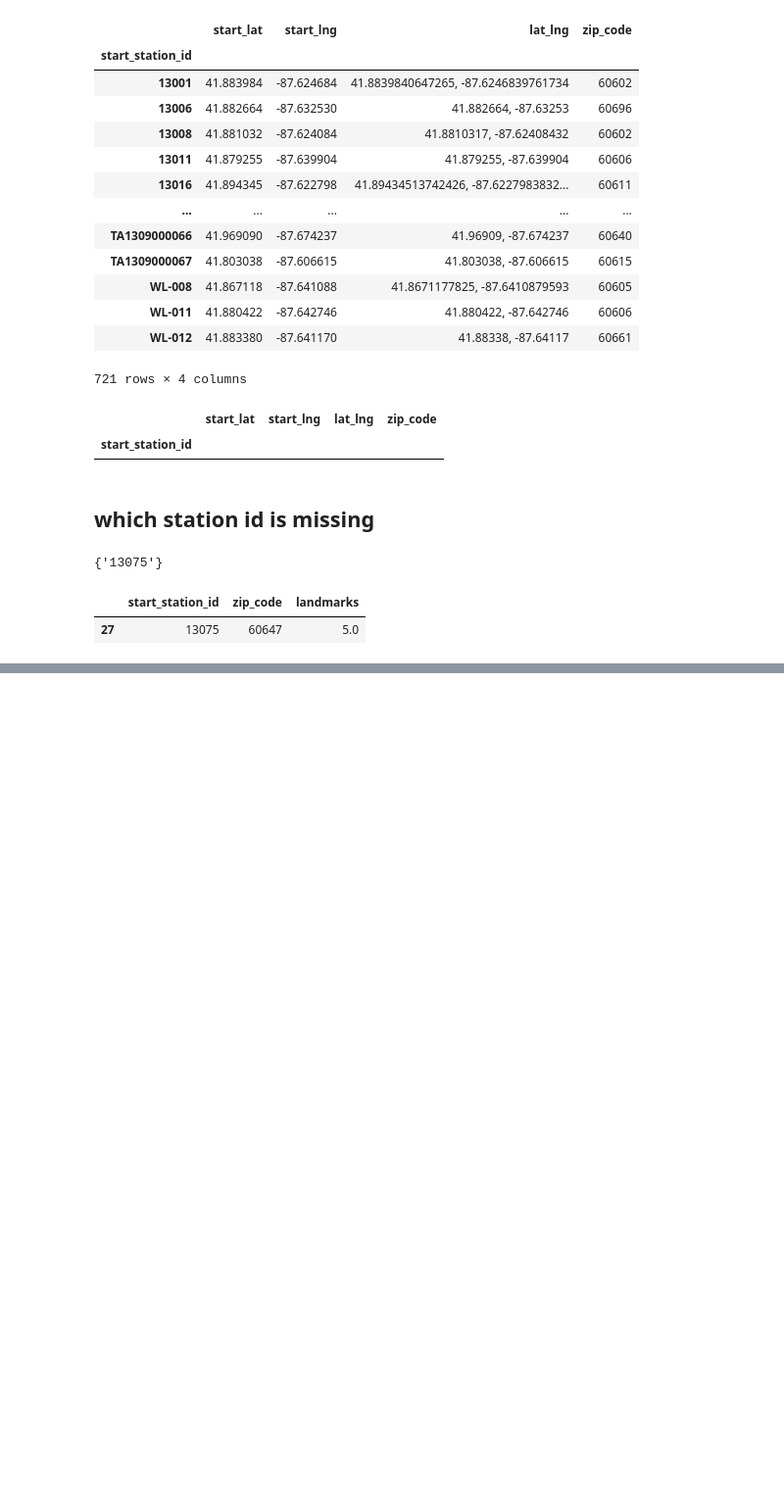
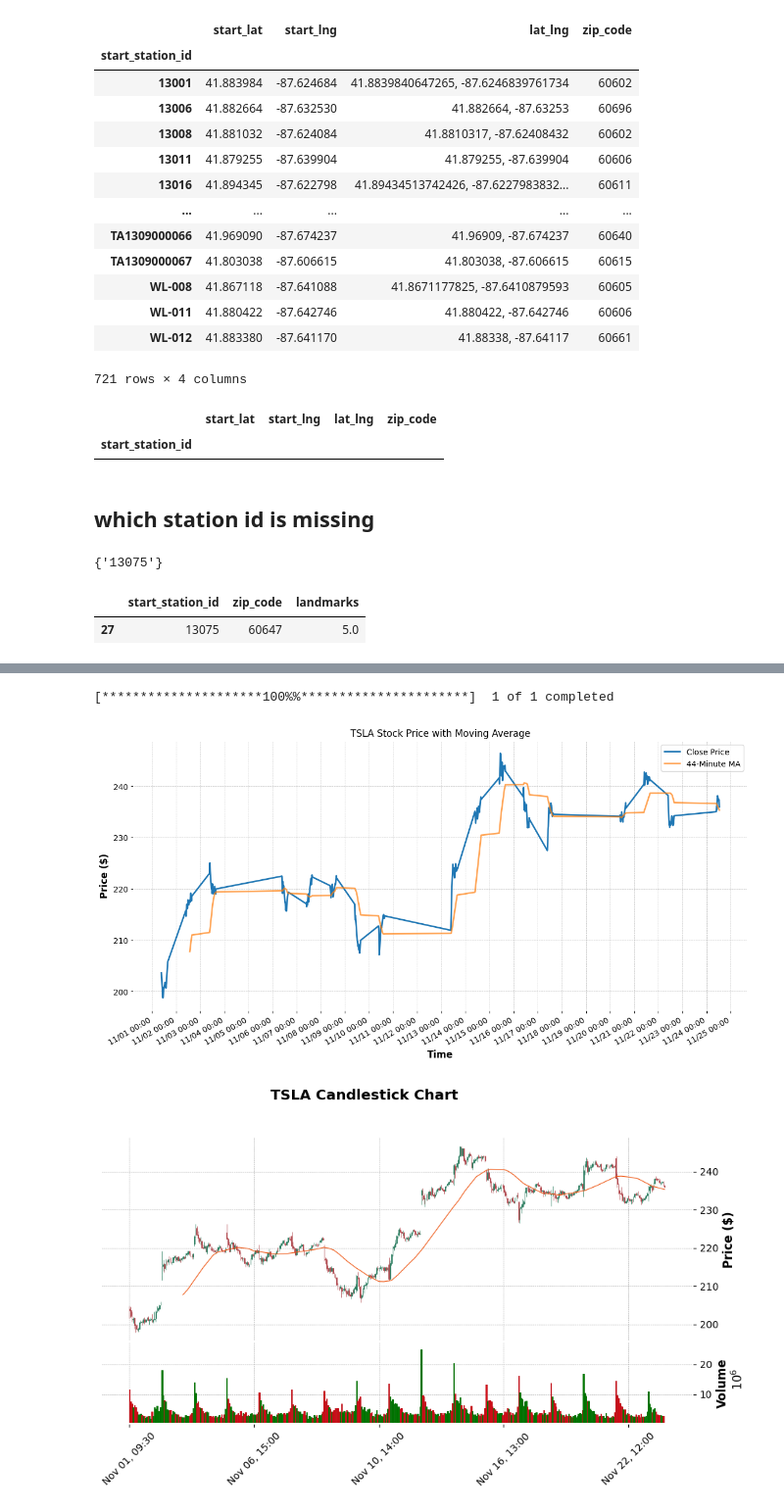
Before and after one commit to ramankhurana/ExtFormer, a Jupyter notebook: auxutils/DivvyDataPrepration.ipynb, the cells around one changed output, grey strips where cells are left out. Shown: that part at 98% size. Drawn from its saved outputs; the diff is of its cells as text; code cells hidden in the pictures; blank space fills up the shorter version.

```diff
--- a/auxutils/DivvyDataPrepration.ipynb
+++ b/auxutils/DivvyDataPrepration.ipynb
@@ -166,0 +231,45 @@ DivvyDataPrepration.ipynb divvy_static.npy
+# %%
+import yfinance as yf
+import matplotlib.pyplot as plt
+import matplotlib.dates as mdates
+import mplfinance as mpf
+
+# Download TSLA data for the specified days
+tsla_data = yf.download('TSLA', start='2023-11-01', end='2023-11-25', interval='15m')
+
+if not tsla_data.empty:
+    # Calculate the 44-value moving average
+    tsla_data['MA44'] = tsla_data['Close'].rolling(window=44).mean()
+
+    # Set up the plot for moving average
+    plt.figure(figsize=(14, 7))
+    plt.plot(tsla_data.index, tsla_data['Close'], label='Close Price')
+    plt.plot(tsla_data.index, tsla_data['MA44'], label='44-Minute MA', linewidth=2, alpha=0.7)
+
+    # Formatting the date on the x-axis
+    plt.gca().xaxis.set_major_formatter(mdates.DateFormatter('%m/%d %H:%M'))
+    plt.gca().xaxis.set_major_locator(mdates.DayLocator(interval=1))
+    plt.gcf().autofmt_xdate()  # Auto rotate date labels
+
+    # Title and labels
+    plt.title('TSLA Stock Price with Moving Average')
+    plt.xlabel('Time')
+    plt.ylabel('Price ($)')
+    plt.legend()
+    plt.grid(True)
+    plt.show()
+
+    # Set up the plot for candlestick, using mplfinance
+    mpf.plot(tsla_data, type='candle', style='charles',
+             title='TSLA Candlestick Chart',
+             ylabel='Price ($)',
+             ylabel_lower='Volume',
+             figratio=(16, 8),
+             volume=True,
+             mav=(44))  # 44-period moving average
+else:
+    print("No data retrieved. Please check the ticker symbol and internet connection.")
+# %% [output]
+[*********************100%%**********************]  1 of 1 completed
+[figure, added]
+[figure, added]
```
Also changed, not shown: parts of 4 cells of this notebook, 3 other files.
